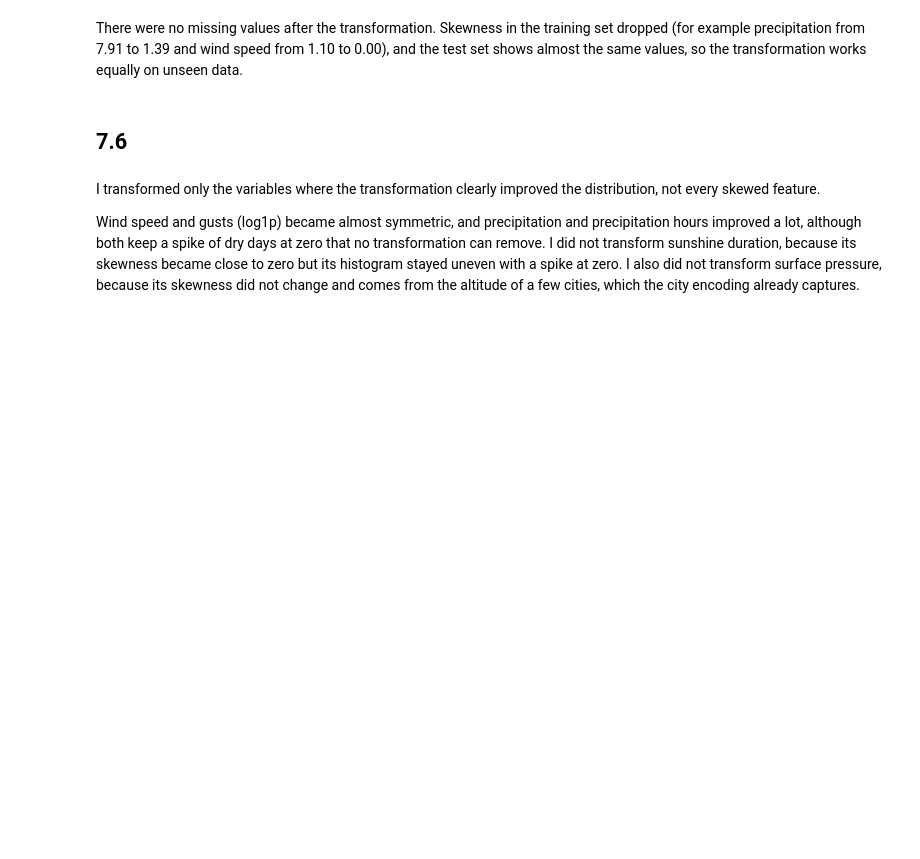
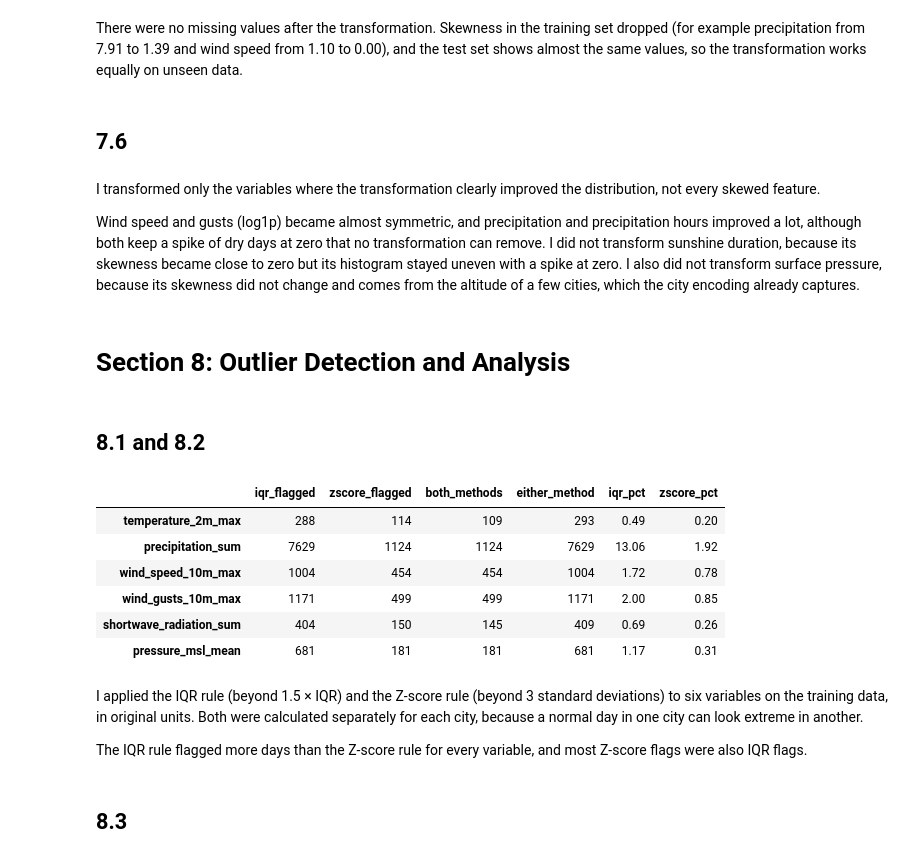
Before and after one commit to MuhammadRayan07/Weather-Analysis, a Jupyter notebook: notebooks/02_Analysis_Modeling.ipynb, the cells around one changed output. Drawn from its saved outputs; the diff is of its cells as text; code cells hidden in the pictures; blank space fills up the shorter version.

Commit message:
Complete Section 8: outlier detection and treatment

```diff
--- a/notebooks/02_Analysis_Modeling.ipynb
+++ b/notebooks/02_Analysis_Modeling.ipynb
@@ -862,3 +862,47 @@ There were no missing values after the transformation. Skewness in the training
 I transformed only the variables where the transformation clearly improved the distribution, not every skewed feature.
 
 Wind speed and gusts (log1p) became almost symmetric, and precipitation and precipitation hours improved a lot, although both keep a spike of dry days at zero that no transformation can remove. I did not transform sunshine duration, because its skewness became close to zero but its histogram stayed uneven with a spike at zero. I also did not transform surface pressure, because its skewness did not change and comes from the altitude of a few cities, which the city encoding already captures.
+# %% [markdown]
+# Section 8: Outlier Detection and Analysis
+# %% [markdown]
+## 8.1 and 8.2
+# %%
+out_cols = ["temperature_2m_max", "precipitation_sum", "wind_speed_10m_max",
+            "wind_gusts_10m_max", "shortwave_radiation_sum", "pressure_msl_mean"]
+
+def iqr_flag(df, col):
+    q1 = df.groupby("city")[col].transform(lambda s: s.quantile(0.25))
+    q3 = df.groupby("city")[col].transform(lambda s: s.quantile(0.75))
+    iqr = q3 - q1
+    return (df[col] < q1 - 1.5 * iqr) | (df[col] > q3 + 1.5 * iqr)
+
+def z_flag(df, col):
+    mean = df.groupby("city")[col].transform("mean")
+    std = df.groupby("city")[col].transform("std")
+    return ((df[col] - mean) / std).abs() > 3
+
+flags_iqr = pd.DataFrame({c: iqr_flag(train_imp, c) for c in out_cols})
+flags_z = pd.DataFrame({c: z_flag(train_imp, c) for c in out_cols})
+
+comparison = pd.DataFrame({
+    "iqr_flagged": flags_iqr.sum(),
+    "zscore_flagged": flags_z.sum(),
+    "both_methods": (flags_iqr & flags_z).sum(),
+    "either_method": (flags_iqr | flags_z).sum()})
+comparison["iqr_pct"] = (comparison["iqr_flagged"] / len(train_imp) * 100).round(2)
+comparison["zscore_pct"] = (comparison["zscore_flagged"] / len(train_imp) * 100).round(2)
+comparison
+# %% [output]
+|  | iqr_flagged | zscore_flagged | both_methods | either_method | iqr_pct | zscore_pct |
+| temperature_2m_max | 288 | 114 | 109 | 293 | 0.49 | 0.20 |
+| precipitation_sum | 7629 | 1124 | 1124 | 7629 | 13.06 | 1.92 |
+| wind_speed_10m_max | 1004 | 454 | 454 | 1004 | 1.72 | 0.78 |
+| wind_gusts_10m_max | 1171 | 499 | 499 | 1171 | 2.00 | 0.85 |
+| shortwave_radiation_sum | 404 | 150 | 145 | 409 | 0.69 | 0.26 |
+| pressure_msl_mean | 681 | 181 | 181 | 681 | 1.17 | 0.31 |
+# %% [markdown]
+I applied the IQR rule (beyond 1.5 × IQR) and the Z-score rule (beyond 3 standard deviations) to six variables on the training data, in original units. Both were calculated separately for each city, because a normal day in one city can look extreme in another.
+
+The IQR rule flagged more days than the Z-score rule for every variable, and most Z-score flags were also IQR flags.
+# %% [markdown]
+## 8.3
```
Also changed, not shown: parts of 5 cells of this notebook.
